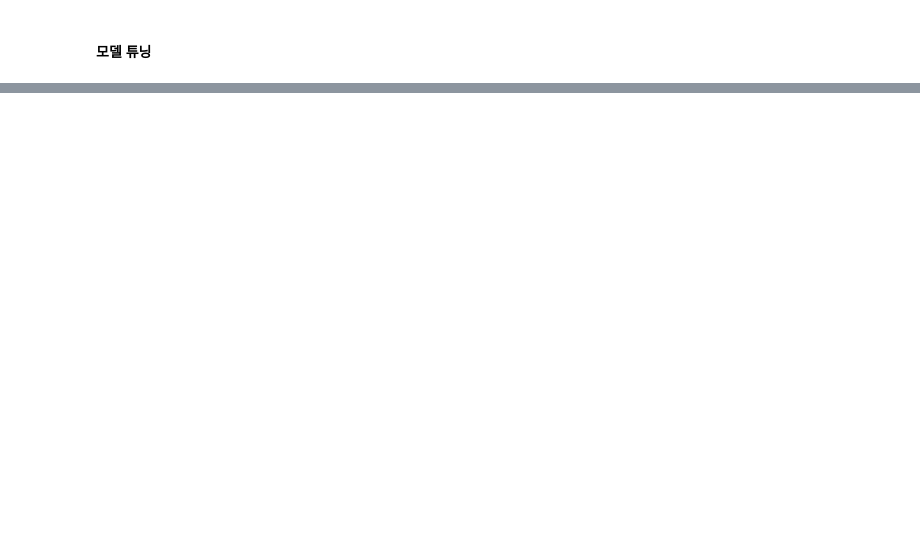
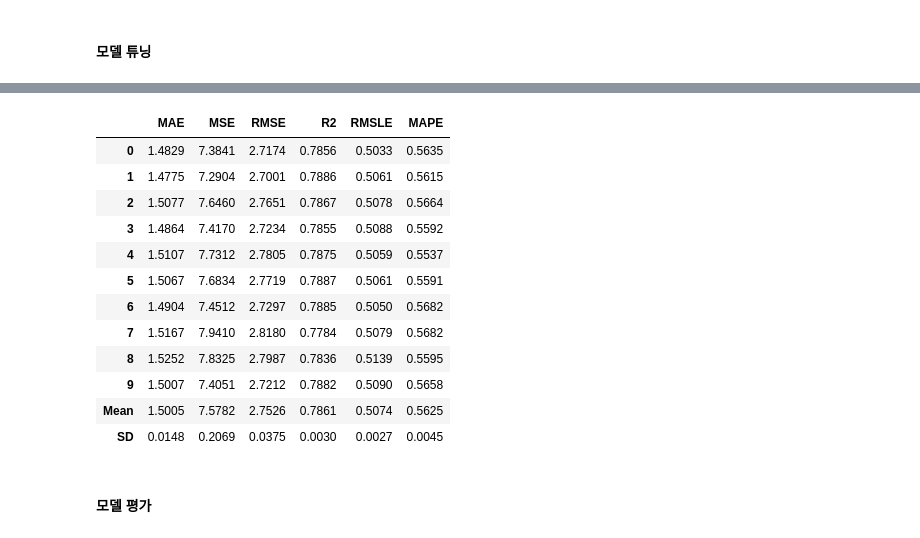
Before and after one commit to Goodmytoy/Passenger_Demand, a Jupyter notebook: model/main.ipynb, the cells around one changed output, grey strips where cells are left out. Cells and saved outputs as stored; diff of their text form; code cells hidden in the pictures; blank space fills up the shorter version.

```diff
--- a/model/main.ipynb
+++ b/model/main.ipynb
@@ -189,0 +244,18 @@ tuned_lightgbm_optuna_tpe = tune_model(lightgbm,
+# %%
+stacked = stack_models([tuned_lightgbm_optuna_tpe[0], tuned_ridge_optuna_tpe[0]])
+# %% [output]
+|  | MAE | MSE | RMSE | R2 | RMSLE | MAPE |
+| 0 | 1.4829 | 7.3841 | 2.7174 | 0.7856 | 0.5033 | 0.5635 |
+| 1 | 1.4775 | 7.2904 | 2.7001 | 0.7886 | 0.5061 | 0.5615 |
+| 2 | 1.5077 | 7.6460 | 2.7651 | 0.7867 | 0.5078 | 0.5664 |
+| 3 | 1.4864 | 7.4170 | 2.7234 | 0.7855 | 0.5088 | 0.5592 |
+| 4 | 1.5107 | 7.7312 | 2.7805 | 0.7875 | 0.5059 | 0.5537 |
+| 5 | 1.5067 | 7.6834 | 2.7719 | 0.7887 | 0.5061 | 0.5591 |
+| 6 | 1.4904 | 7.4512 | 2.7297 | 0.7885 | 0.5050 | 0.5682 |
+| 7 | 1.5167 | 7.9410 | 2.8180 | 0.7784 | 0.5079 | 0.5682 |
+| 8 | 1.5252 | 7.8325 | 2.7987 | 0.7836 | 0.5139 | 0.5595 |
+| 9 | 1.5007 | 7.4051 | 2.7212 | 0.7882 | 0.5090 | 0.5658 |
+| Mean | 1.5005 | 7.5782 | 2.7526 | 0.7861 | 0.5074 | 0.5625 |
+| SD | 0.0148 | 0.2069 | 0.0375 | 0.0030 | 0.0027 | 0.0045 |
+# %% [markdown]
+#### 모델 평가
```
Also changed, not shown: parts of 33 cells of this notebook, 52 other files.
